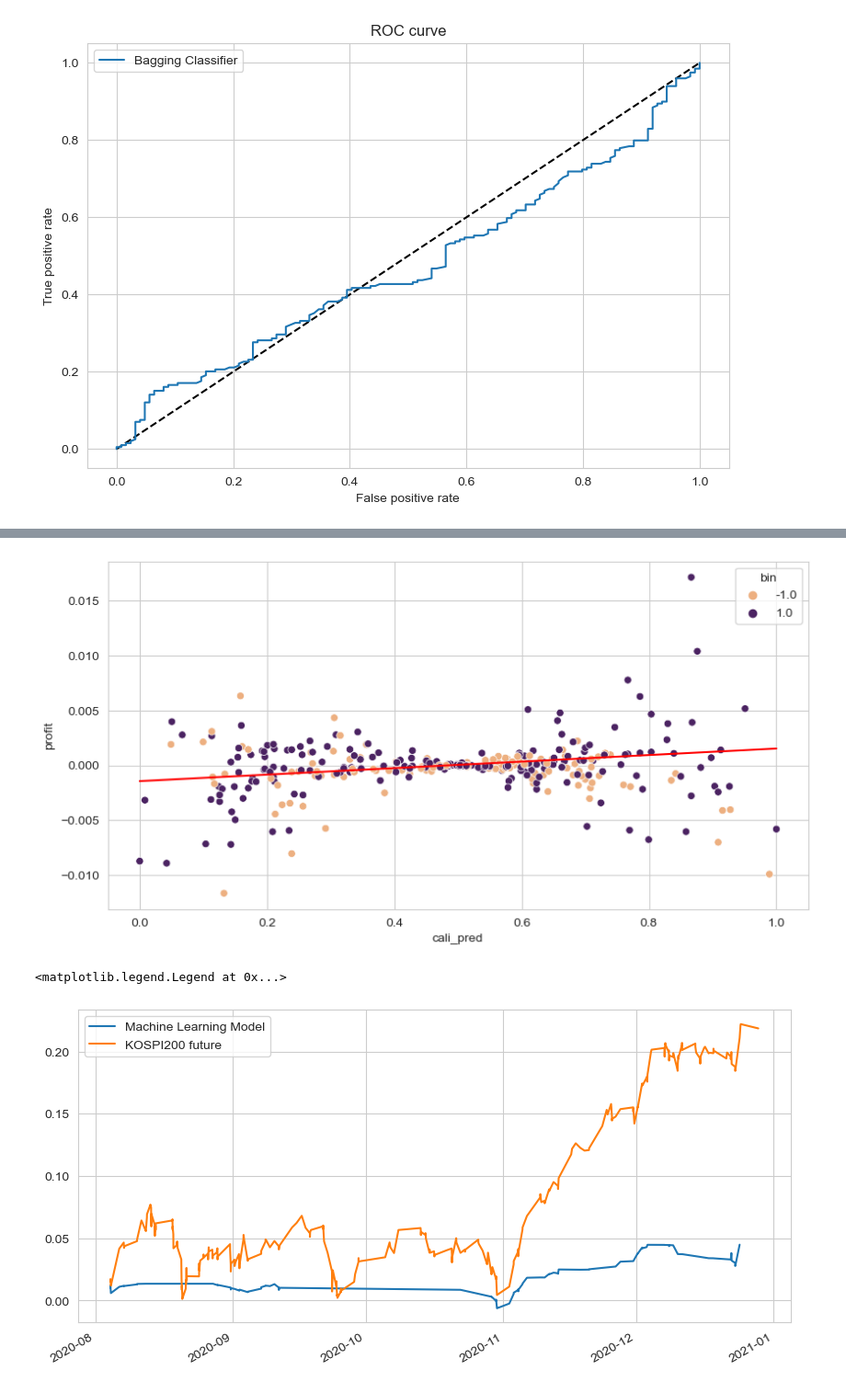
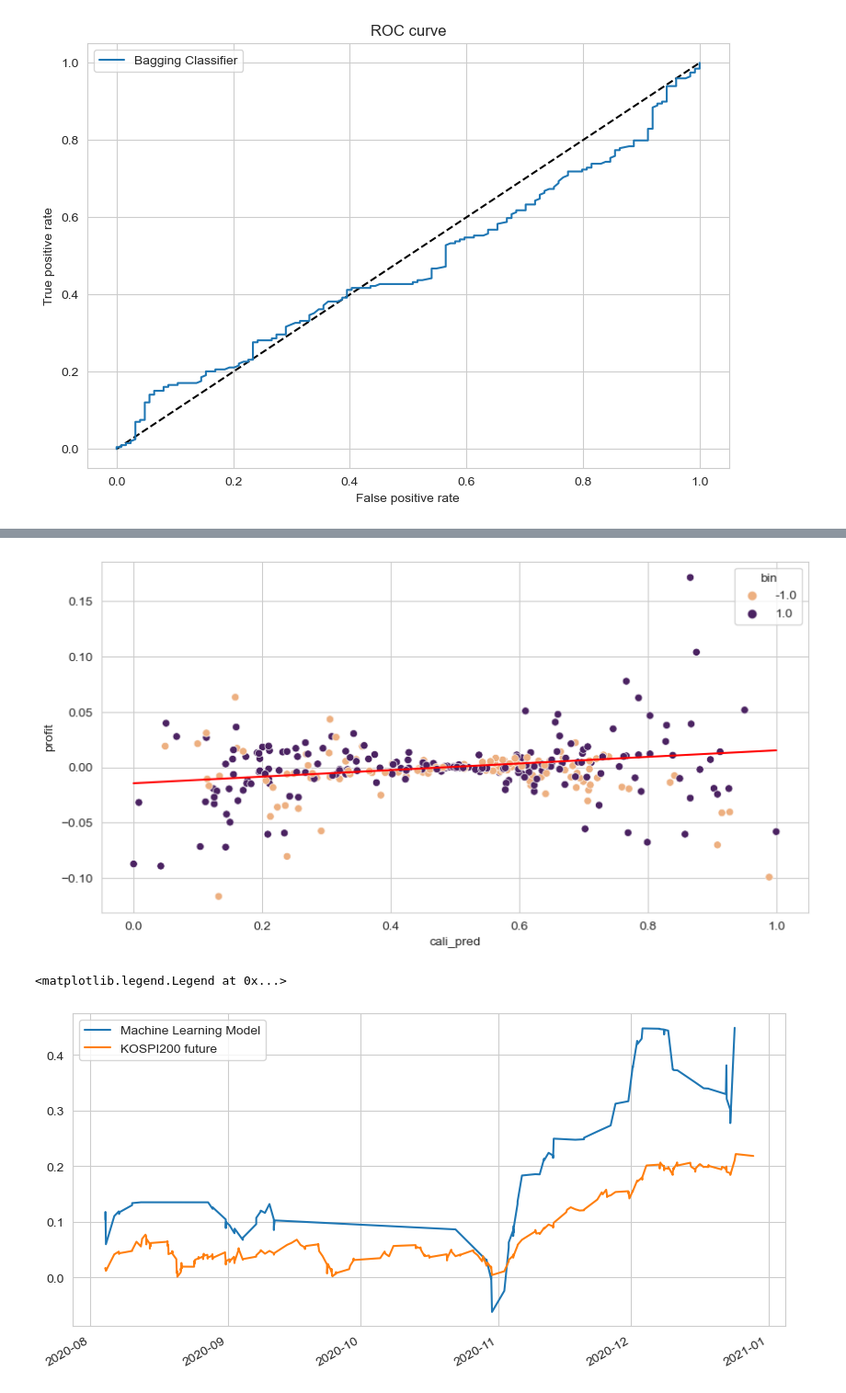
Before and after one commit to Tommylee1013/Advances-in-Financial-Machine-Learning, a Jupyter notebook: Real project.ipynb, the cells around one changed output, grey strips where cells are left out. Shown at 92% size. Cells and saved outputs as stored; diff of their text form; code cells hidden in the pictures.

```diff
--- a/Real project.ipynb
+++ b/Real project.ipynb
@@ -797,34 +797,34 @@ plt.legend()
 # %%
 yprf = pd.Series(y_pred_bc, index = X_test.index)
 ytest = pd.Series(y_test, index = X_test.index)
 yt = pd.DataFrame(yprf)
 yt = pd.concat([yt, X_test['log_ret']], axis = 1)
 yt = pd.concat([yt, ytest], axis = 1)
 z = (yt[0] - 1 / 2) / (yt[0] * (1 - yt[0])) ** 0.5
 cali_pred = (yprf - yprf.min()) / (yprf.max() - yprf.min())
 yt = pd.concat([yt, z], axis = 1)
-yt = pd.concat([yt, z * X_test['log_ret']], axis = 1)
+yt = pd.concat([yt, z * X_test['log_ret'] * 10], axis = 1)
 yt = pd.concat([yt, cali_pred], axis = 1)
 yt.columns = ['pred_prob','log_ret','bin','bet_size','profit','cali_pred']
 
 fig, ax = plt.subplots(figsize=(10, 5))
 
 coefficients = np.polyfit(yt['cali_pred'][yt['bin'] == 1.0], yt['profit'][yt['bin'] == 1.0], 1)
 regression_line = np.poly1d(coefficients)
 x_range = np.linspace(np.min(yt['cali_pred'][yt['bin'] == 1.0]), np.max(yt['cali_pred'][yt['bin'] == 1.0]), 100)
 y_range = regression_line(x_range)
 ax.plot(x_range, y_range, color='red')
 
 sns.scatterplot(data=yt, x='cali_pred', y="profit", hue='bin', palette='flare', ax=ax)
 plt.show()
 
 yt['profit'][yt['bin'] == 1][yt['cali_pred'] >= 0.5].cumsum().plot(label='Machine Learning Model', figsize=(10, 5))
 yt['log_ret'].cumsum().plot(label='KOSPI200 future')
 plt.legend()
 # %% [output]
-[figure, old version]
+[figure, new version]
 <matplotlib.legend.Legend at 0x...>
-[figure, old version]
+[figure, new version]
 # %%
 yprf = pd.Series(y_pred_bc2, index = X_test.index)
 ytest = pd.Series(y_test, index = X_test.index)
```
Also changed, not shown: parts of 7 cells of this notebook.
